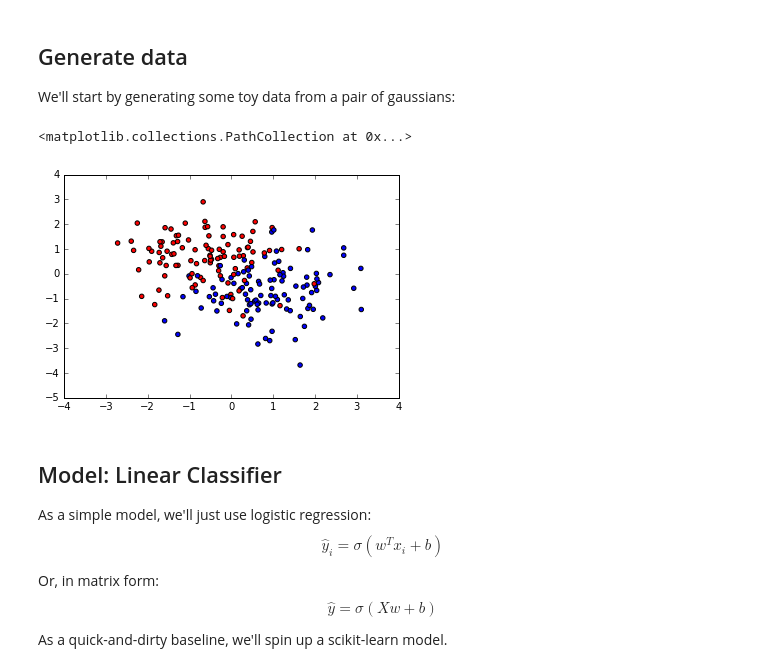
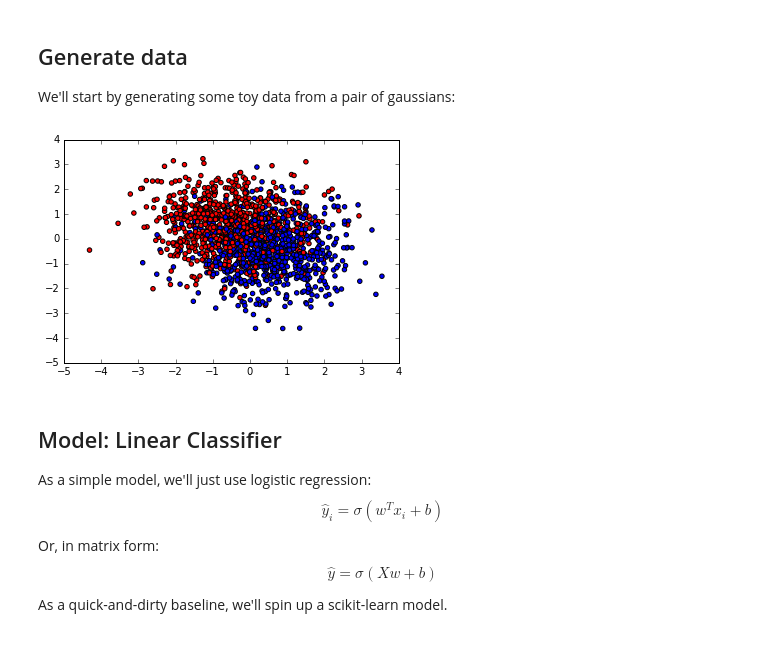
Before and after one commit to sigmasharp/w266, a Jupyter notebook: week1/TensorFlow Tutorial.ipynb, the cells around one changed output. Drawn from its saved outputs; the diff is of its cells as text; code cells hidden in the pictures.

```diff
--- a/week1/TensorFlow Tutorial.ipynb
+++ b/week1/TensorFlow Tutorial.ipynb
@@ -22,21 +22,21 @@ from matplotlib import pyplot as plt
 
 We'll start by generating some toy data from a pair of gaussians:
 # %%
-np.random.seed(10)
-x0 = np.random.randn(100, 2) + 0.7*np.array([1, -1])
-x1 = np.random.randn(100, 2) + 0.7*np.array([-1, 1])
-X = np.vstack([x0, x1])
-y = np.concatenate([np.zeros(100), np.ones(100)])
-
-# Randomly shuffle the data
-shuf_idx = np.random.permutation(len(y))
-X = X[shuf_idx]
-y = y[shuf_idx]
-
-plt.scatter(X[:,0], X[:,1], c=y, cmap='bwr')
+np.random.seed(1)
+for factor in range (1,9):
+    x0 = np.random.randn(100, 2) + 0.1 * factor *np.array([1, -1])
+    x1 = np.random.randn(100, 2) + 0.1 * factor *np.array([-1, 1])
+    X = np.vstack([x0, x1])
+    y = np.concatenate([np.zeros(100), np.ones(100)])
+    #print X, '\n', y
+    # Randomly shuffle the data
+    shuf_idx = np.random.permutation(len(y))
+    X = X[shuf_idx]
+    y = y[shuf_idx]
+    #print X, '\n', y
+    plt.scatter(X[:,0], X[:,1], c=y, cmap='bwr')
 # %% [output]
-<matplotlib.collections.PathCollection at 0x...>
-[figure, old version]
+[figure, new version]
 # %% [markdown]
 ## Model: Linear Classifier
 
```
Also changed, not shown: parts of 1 cell of this notebook, 1 other file.
